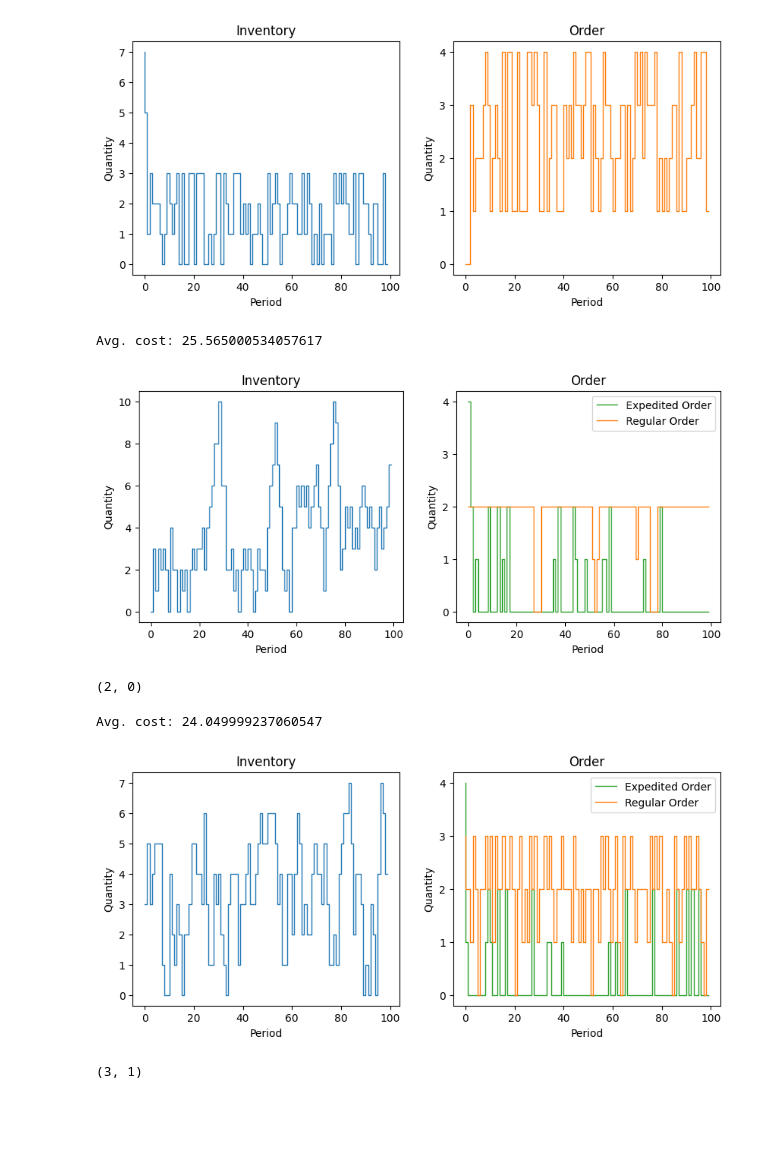
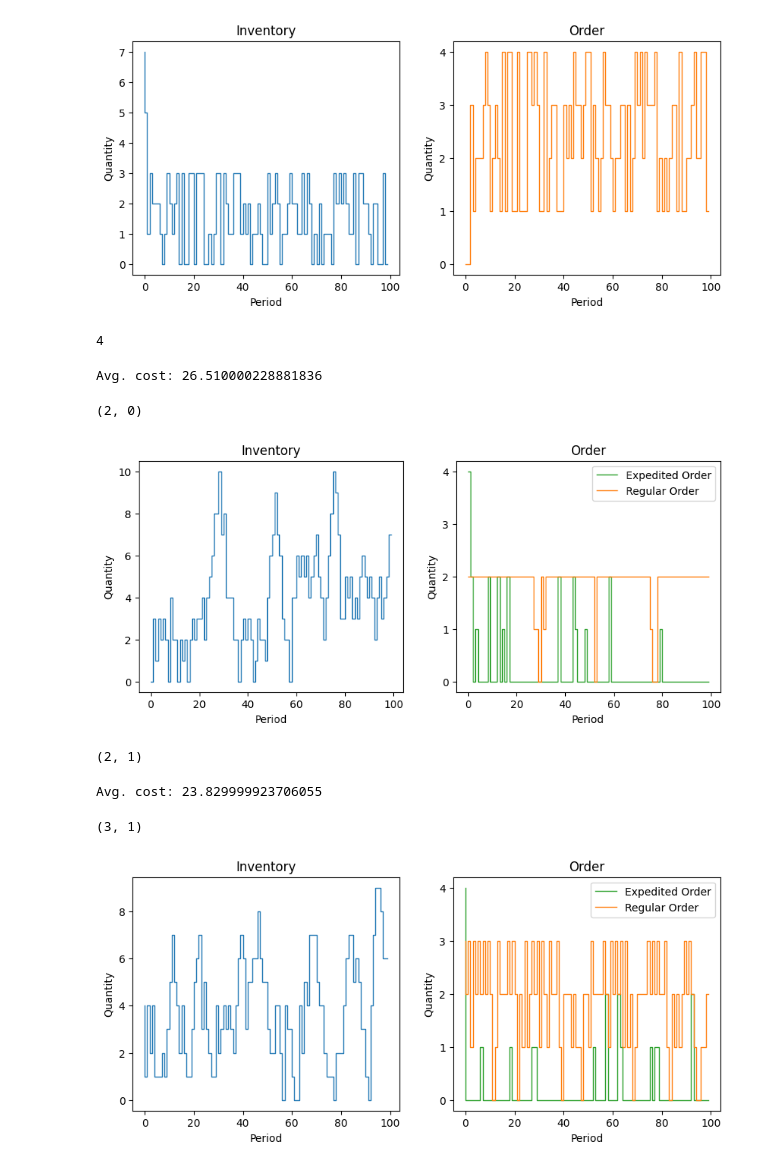
Before and after one commit to kushal-10/inventory-dynamics, a Jupyter notebook: docs/notebooks/dev.ipynb, the cells around one changed output. Cells and saved outputs as stored; diff of their text form; code cells hidden in the pictures; blank space fills up the shorter version.

```diff
--- a/docs/notebooks/dev.ipynb
+++ b/docs/notebooks/dev.ipynb
@@ -92,6 +100,12 @@ controller_neural.plot(single_sourcing_model, sourcing_periods=100)
 # %% [output]
 Avg. cost: 7.572500228881836
 [figure]
+# %%
+predicted_order = controller_neural.predict(current_inventory=0)
+# cast to int
+int(predicted_order)
+# %% [output]
+4
 # %%
 from idinn.sourcing_model import DualSourcingModel
 from idinn.dual_controller import CappedDualIndexController
@@ -120,52 +134,58 @@ print(f"Avg. cost: {avg_cost}")
 past_inventories, past_regular_orders, past_expedited_orders = controller_cdi.simulate(dual_sourcing_model, sourcing_periods=100, seed=42)
 # Plot
 controller_cdi.plot(dual_sourcing_model, sourcing_periods=100, seed=42)
+# Predict
+controller_cdi.predict(
+    current_inventory=3, past_regular_orders=[1], past_expedited_orders=[0]
+)
 # %% [output]
-Avg. cost: 25.565000534057617
+Avg. cost: 26.510000228881836
+(2, 0)
-[figure, old version]
+[figure, new version]
 # %%
 controller_cdi.predict(
-    current_inventory=3, past_regular_orders=[1, 1, 1], past_expedited_orders=[0, 0, 0]
+    current_inventory=3, past_regular_orders=[1], past_expedited_orders=[0]
 )
 # %% [output]
-(2, 0)
+(2, 1)
 # %%
 from idinn.sourcing_model import DualSourcingModel
 from idinn.dual_controller import DynamicProgrammingController
 from idinn.demand import UniformDemand
 
 dual_sourcing_model = DualSourcingModel(
     regular_lead_time=2,
     expedited_lead_time=0,
     regular_order_cost=0,
     expedited_order_cost=20,
     holding_cost=5,
     shortage_cost=495,
     init_inventory=0,
     demand_generator=UniformDemand(low=0, high=4)
 )
 controller_dp = DynamicProgrammingController()
 controller_dp.fit(
     dual_sourcing_model,
     max_iterations=10000,
     tolerance=1e-6
 )
 # Avg. cost near 24
-avg_cost = controller_dp.get_average_cost(dual_sourcing_model, sourcing_periods=1000)
+avg_cost = controller_dp.get_average_cost(
+    dual_sourcing_model, sourcing_periods=1000, seed=42
+)
 print(f"Avg. cost: {avg_cost}")
 # Simulate
 past_inventories, past_regular_orders, past_expedited_orders = controller_dp.simulate(dual_sourcing_model, sourcing_periods=100)
 # Plot
 controller_dp.plot(dual_sourcing_model, sourcing_periods=100)
+# Predict
+controller_dp.predict(
+    current_inventory=3, past_regular_orders=[1], past_expedited_orders=[0]
+)
 # %% [output]
-Avg. cost: 24.049999237060547
+Avg. cost: 23.829999923706055
+(3, 1)
-[figure, old version]
+[figure, new version]
-# %%
-controller_dp.predict(
-    current_inventory=3, past_regular_orders=[1], past_expedited_orders=[0]
-)
-# %% [output]
-(3, 1)
 # %%
 import torch
 from idinn.sourcing_model import DualSourcingModel
```
Also changed, not shown: parts of 10 cells of this notebook, 12 other files.
